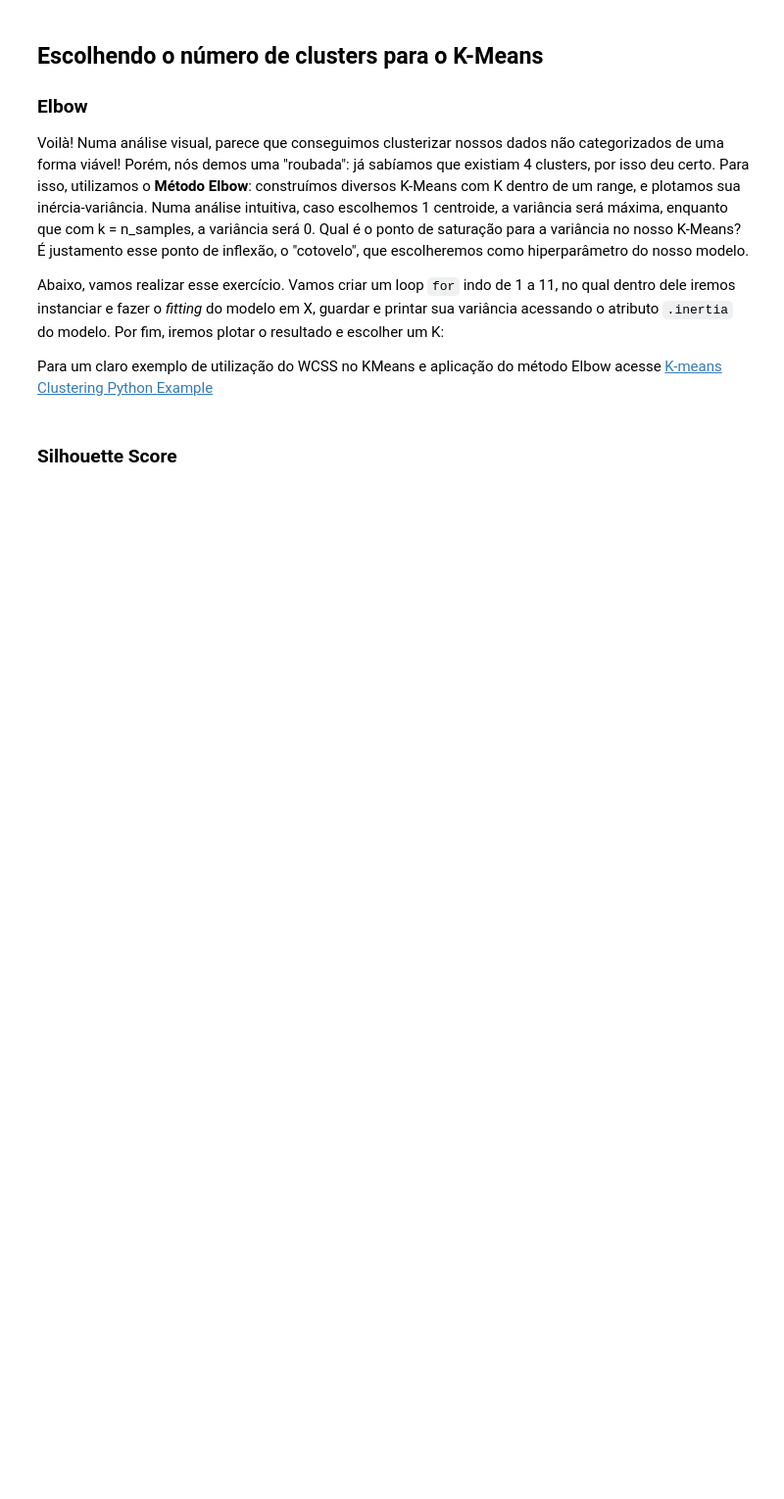
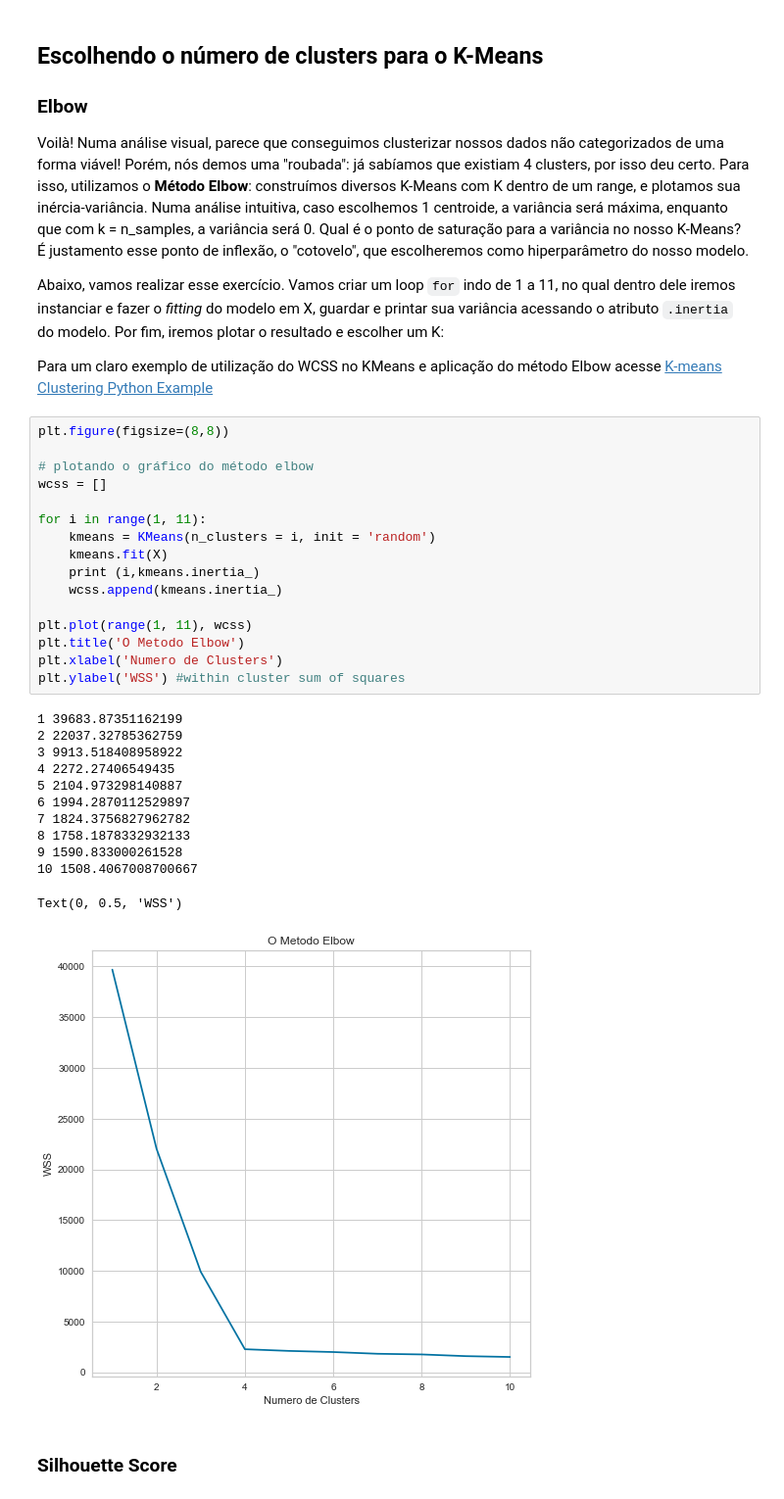
Before and after one commit to brondevitor/Python_Jorney, a Jupyter notebook: Cluster/Clusterização I.ipynb, the cells around one changed output. Shown: that part at 98% size. Saved outputs shown, nothing was run; the diff lists cells and outputs as text; blank space fills up the shorter version.

```diff
--- a/Cluster/Clusterização I.ipynb
+++ b/Cluster/Clusterização I.ipynb
@@ -230,5 +230,34 @@ Voilà! Numa análise visual, parece que conseguimos clusterizar nossos dados n
 Abaixo, vamos realizar esse exercício. Vamos criar um loop `for` indo de 1 a 11, no qual dentro dele iremos instanciar e fazer o *fitting* do modelo em X, guardar e printar sua variância acessando o atributo `.inertia` do modelo. Por fim, iremos plotar o resultado e escolher um K:
 
 Para um claro exemplo de utilização do WCSS no KMeans e aplicação do método Elbow acesse [K-means Clustering Python Example](https://towardsdatascience.com/machine-learning-algorithms-part-9-k-means-example-in-python-f2ad05ed5203)
+# %%
+plt.figure(figsize=(8,8))
+
+# plotando o gráfico do método elbow
+wcss = []
+
+for i in range(1, 11):
+    kmeans = KMeans(n_clusters = i, init = 'random')
+    kmeans.fit(X)
+    print (i,kmeans.inertia_)
+    wcss.append(kmeans.inertia_)
+
+plt.plot(range(1, 11), wcss)
+plt.title('O Metodo Elbow')
+plt.xlabel('Numero de Clusters')
+plt.ylabel('WSS') #within cluster sum of squares
+# %% [output]
+1 39683.87351162199
+2 22037.32785362759
+3 9913.518408958922
+4 2272.27406549435
+5 2104.973298140887
+6 1994.2870112529897
+7 1824.3756827962782
+8 1758.1878332932133
+9 1590.833000261528
+10 1508.4067008700667
+Text(0, 0.5, 'WSS')
+[figure, added]
 # %% [markdown]
 ### Silhouette Score
```
Also changed, not shown: parts of 5 cells of this notebook.
